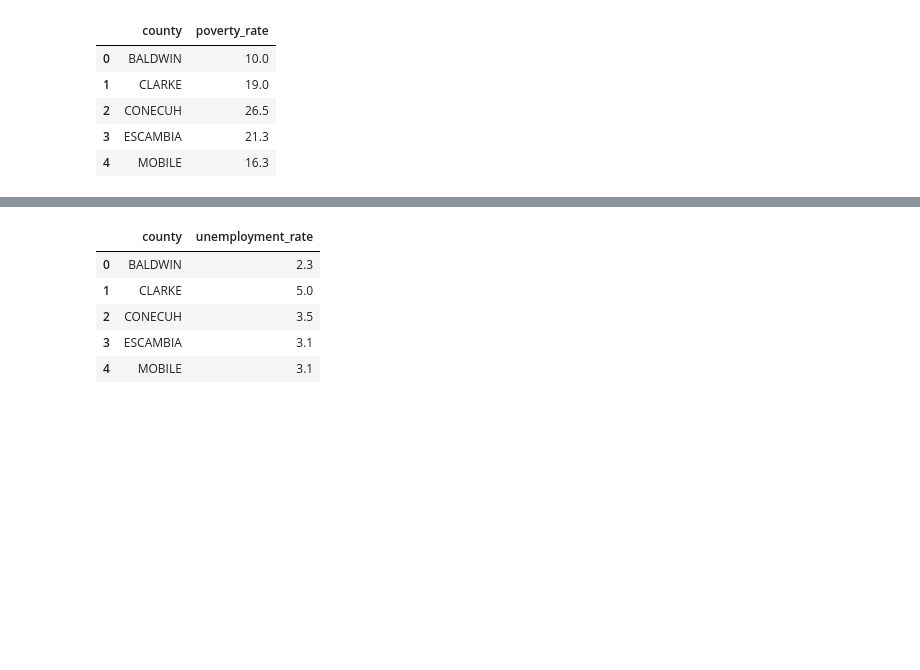
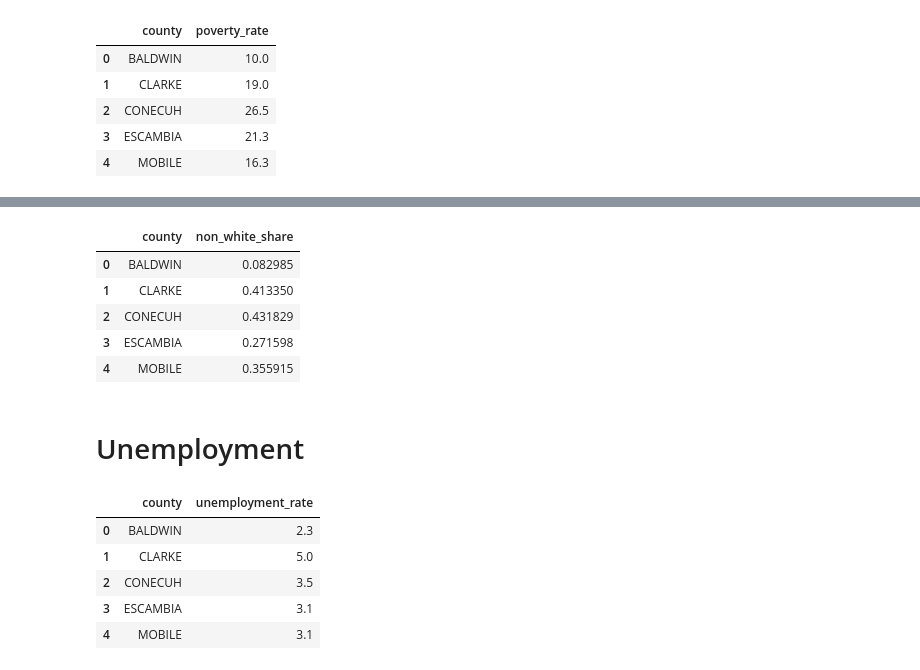
Before and after one commit to lacarabela/GC-CPRI, a Jupyter notebook: notebooks/01_merge_and_feature_build.ipynb, the cells around one changed output, grey strips where cells are left out. Saved outputs shown, nothing was run; the diff lists cells and outputs as text; code cells hidden in the pictures; blank space fills up the shorter version.

```diff
--- a/notebooks/01_merge_and_feature_build.ipynb
+++ b/notebooks/01_merge_and_feature_build.ipynb
@@ -316,3 +347,24 @@ race_sub.head()
+# %%
+race_combined["non_white_share"] = (
+    race_combined["non_white_share_2024"] +
+    race_combined["non_white_share_2020"]
+) / 2
+
+race_sub = race_combined[[
+    "county",
+    "non_white_share"
+]].copy()
+
+race_sub.head()
+# %% [output]
+|  | county | non_white_share |
+| 0 | BALDWIN | 0.082985 |
+| 1 | CLARKE | 0.413350 |
+| 2 | CONECUH | 0.431829 |
+| 3 | ESCAMBIA | 0.271598 |
+| 4 | MOBILE | 0.355915 |
+# %% [markdown]
+# Unemployment
 # %%
 unemployment_sub = income_wide[[
     "county",
```
Also changed, not shown: parts of 21 cells of this notebook, 13 other files.
